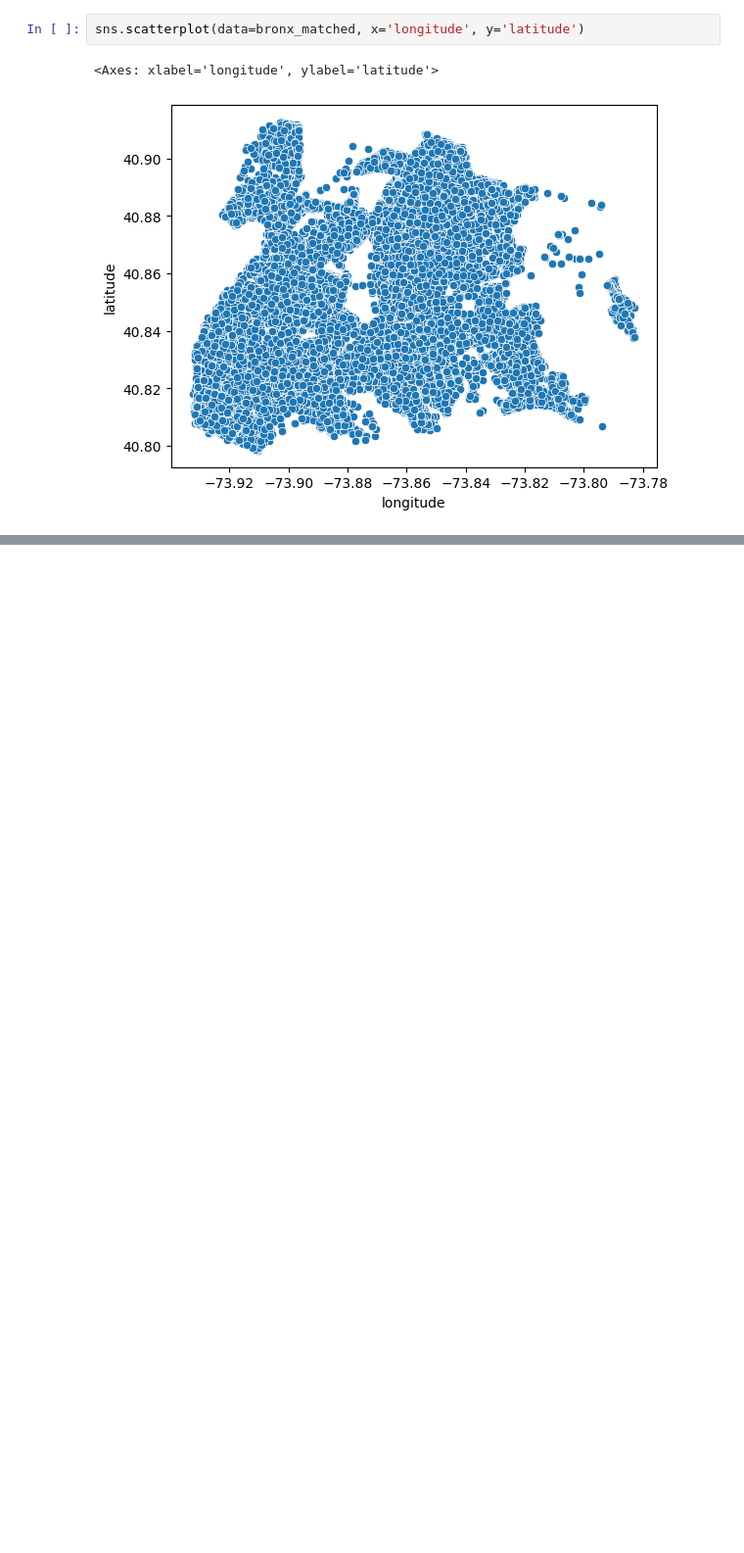
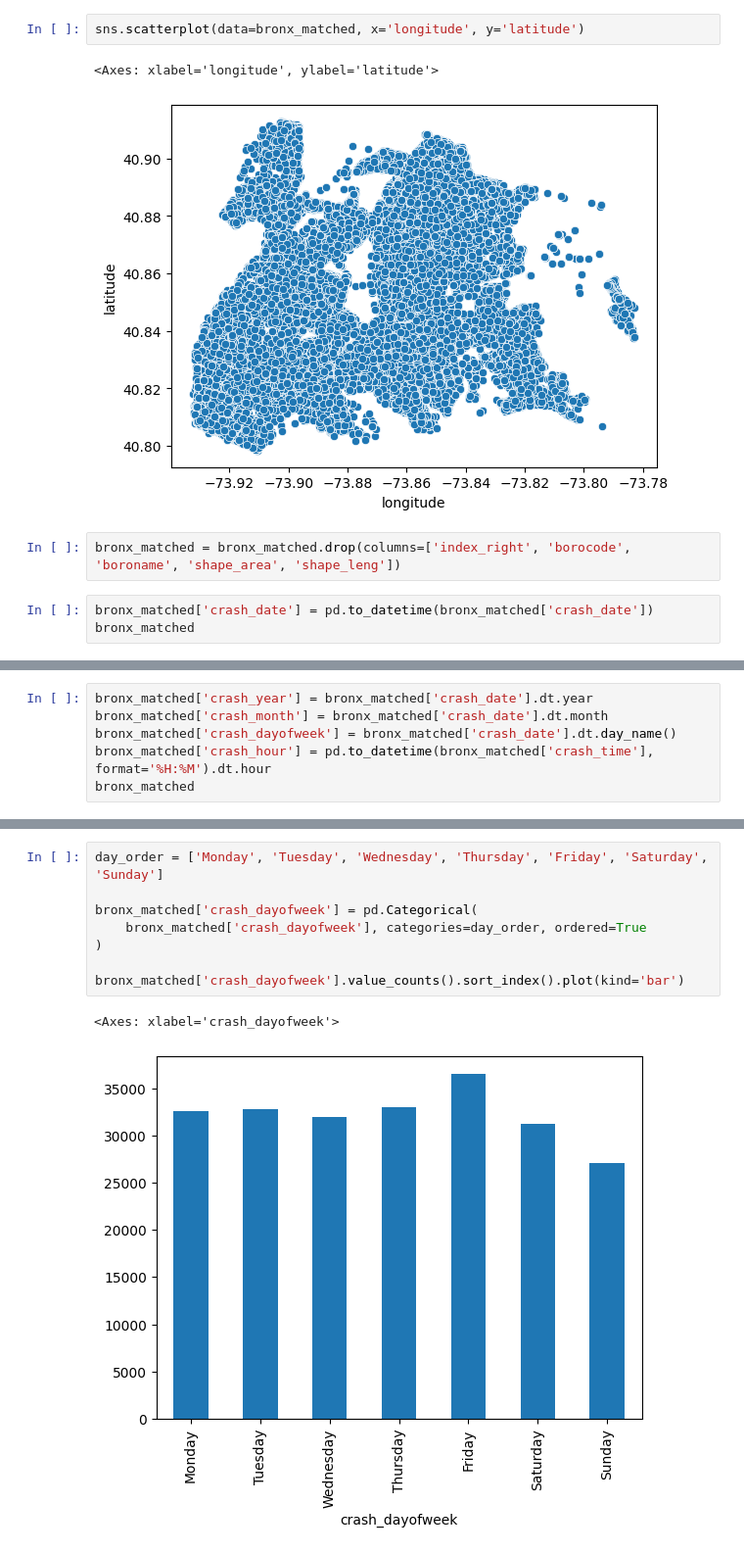
Before and after one commit to TonyMapeke/nyc-collision-clustering, a Jupyter notebook: notebooks/02_exploratory_data_analysis.ipynb, the cells around one changed output, grey strips where cells are left out. Shown at 98% size. Cells and saved outputs as stored; diff of their text form; blank space fills up the shorter version.

```diff
--- a/notebooks/02_exploratory_data_analysis.ipynb
+++ b/notebooks/02_exploratory_data_analysis.ipynb
@@ -125,3 +125,8 @@ sns.scatterplot(data=bronx_matched, x='longitude', y='latitude')
 # %% [output]
 <Axes: xlabel='longitude', ylabel='latitude'>
 [figure]
+# %%
+bronx_matched = bronx_matched.drop(columns=['index_right', 'borocode', 'boroname', 'shape_area', 'shape_leng'])
+# %%
+bronx_matched['crash_date'] = pd.to_datetime(bronx_matched['crash_date'])
+bronx_matched
@@ -127,0 +147,6 @@ sns.scatterplot(data=bronx_matched, x='longitude', y='latitude')
+# %%
+bronx_matched['crash_year'] = bronx_matched['crash_date'].dt.year
+bronx_matched['crash_month'] = bronx_matched['crash_date'].dt.month
+bronx_matched['crash_dayofweek'] = bronx_matched['crash_date'].dt.day_name()
+bronx_matched['crash_hour'] = pd.to_datetime(bronx_matched['crash_time'], format='%H:%M').dt.hour
+bronx_matched
@@ -127,0 +167,11 @@ sns.scatterplot(data=bronx_matched, x='longitude', y='latitude')
+# %%
+day_order = ['Monday', 'Tuesday', 'Wednesday', 'Thursday', 'Friday', 'Saturday', 'Sunday']
+
+bronx_matched['crash_dayofweek'] = pd.Categorical(
+    bronx_matched['crash_dayofweek'], categories=day_order, ordered=True
+)
+
+bronx_matched['crash_dayofweek'].value_counts().sort_index().plot(kind='bar')
+# %% [output]
+<Axes: xlabel='crash_dayofweek'>
+[figure, added]
```
Also changed, not shown: parts of 16 cells of this notebook.
